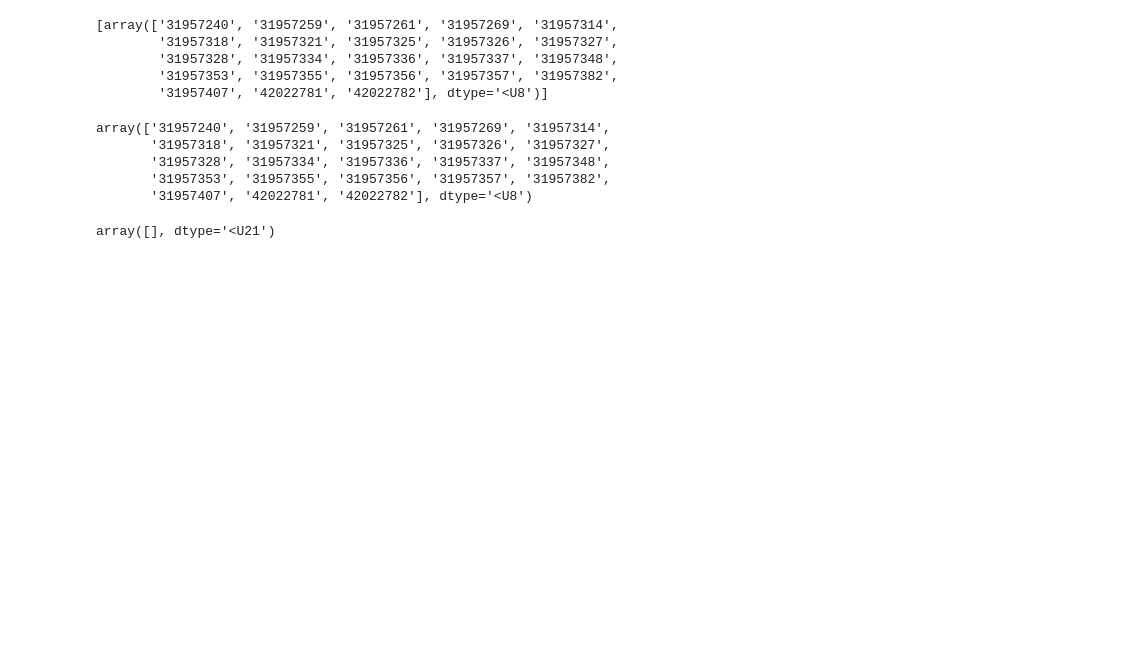
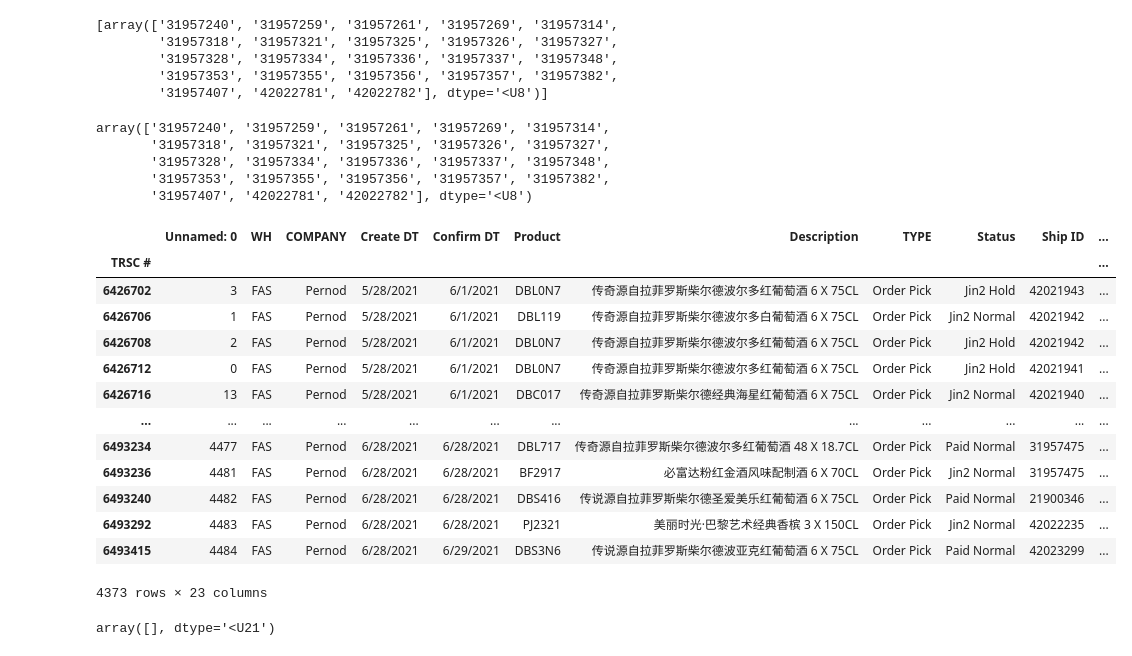
Before and after one commit to fyenne/CN-214, a Jupyter notebook: check_ou_bdp.ipynb, the cells around one changed output. Drawn from its saved outputs; the diff is of its cells as text; code cells hidden in the pictures; blank space fills up the shorter version.

```diff
--- a/check_ou_bdp.ipynb
+++ b/check_ou_bdp.ipynb
@@ -1114,7 +1114,25 @@ array(['31957240', '31957259', '31957261', '31957269', '31957314',
        '31957353', '31957355', '31957356', '31957357', '31957382',
        '31957407', '42022781', '42022782'], dtype='<U8')
 # %%
-pernod_057_out_oud2[pernod_057_out_oud2['Ship ID'].isin(fas_line_check('20210618'))].to_csv('../CN-057_PERNOD/diff_data.csv')
+# pernod_057_out_oud2[pernod_057_out_oud2['Ship ID'].isin(fas_line_check('20210618'))].to_csv(
+#     '../CN-057_PERNOD/diff_data.csv', encoding = 'utf_8_sig')
+
+pernod_057_out_oud2[~pernod_057_out_oud2['Ship ID'].isin(fas_line_check('20210618'))]
+# %% [output]
+|  | Unnamed: 0 | WH | COMPANY | Create DT | Confirm DT | Product | Description | TYPE | Status | Ship ID | ... |
+| TRSC # |  |  |  |  |  |  |  |  |  |  | ... |
+| 6426702 | 3 | FAS | Pernod | 5/28/2021 | 6/1/2021 | DBL0N7 | 传奇源自拉菲罗斯柴尔德波尔多红葡萄酒 6 X 75CL | Order Pick | Jin2 Hold | 42021943 | ... |
+| 6426706 | 1 | FAS | Pernod | 5/28/2021 | 6/1/2021 | DBL119 | 传奇源自拉菲罗斯柴尔德波尔多白葡萄酒 6 X 75CL | Order Pick | Jin2 Normal | 42021942 | ... |
+| 6426708 | 2 | FAS | Pernod | 5/28/2021 | 6/1/2021 | DBL0N7 | 传奇源自拉菲罗斯柴尔德波尔多红葡萄酒 6 X 75CL | Order Pick | Jin2 Hold | 42021942 | ... |
+| 6426712 | 0 | FAS | Pernod | 5/28/2021 | 6/1/2021 | DBL0N7 | 传奇源自拉菲罗斯柴尔德波尔多红葡萄酒 6 X 75CL | Order Pick | Jin2 Hold | 42021941 | ... |
+| 6426716 | 13 | FAS | Pernod | 5/28/2021 | 6/1/2021 | DBC017 | 传奇源自拉菲罗斯柴尔德经典海星红葡萄酒 6 X 75CL | Order Pick | Jin2 Normal | 42021940 | ... |
+| ... | ... | ... | ... | ... | ... | ... | ... | ... | ... | ... | ... |
+| 6493234 | 4477 | FAS | Pernod | 6/28/2021 | 6/28/2021 | DBL717 | 传奇源自拉菲罗斯柴尔德波尔多红葡萄酒 48 X 18.7CL | Order Pick | Paid Normal | 31957475 | ... |
+| 6493236 | 4481 | FAS | Pernod | 6/28/2021 | 6/28/2021 | BF2917 | 必富达粉红金酒风味配制酒 6 X 70CL | Order Pick | Jin2 Normal | 31957475 | ... |
+| 6493240 | 4482 | FAS | Pernod | 6/28/2021 | 6/28/2021 | DBS416 | 传说源自拉菲罗斯柴尔德圣爱美乐红葡萄酒 6 X 75CL | Order Pick | Paid Normal | 21900346 | ... |
+| 6493292 | 4483 | FAS | Pernod | 6/28/2021 | 6/28/2021 | PJ2321 | 美丽时光·巴黎艺术经典香槟 3 X 150CL | Order Pick | Jin2 Normal | 42022235 | ... |
+| 6493415 | 4484 | FAS | Pernod | 6/28/2021 | 6/29/2021 | DBS3N6 | 传说源自拉菲罗斯柴尔德波亚克红葡萄酒 6 X 75CL | Order Pick | Paid Normal | 42023299 | ... |
+4373 rows × 23 columns
 # %%
 np.setdiff1d(
     pernod_out_bdp[pernod_out_bdp['closed_date'] == '20210608']['order_id'].unique().astype(str),
```
Also changed, not shown: 1 other file.
